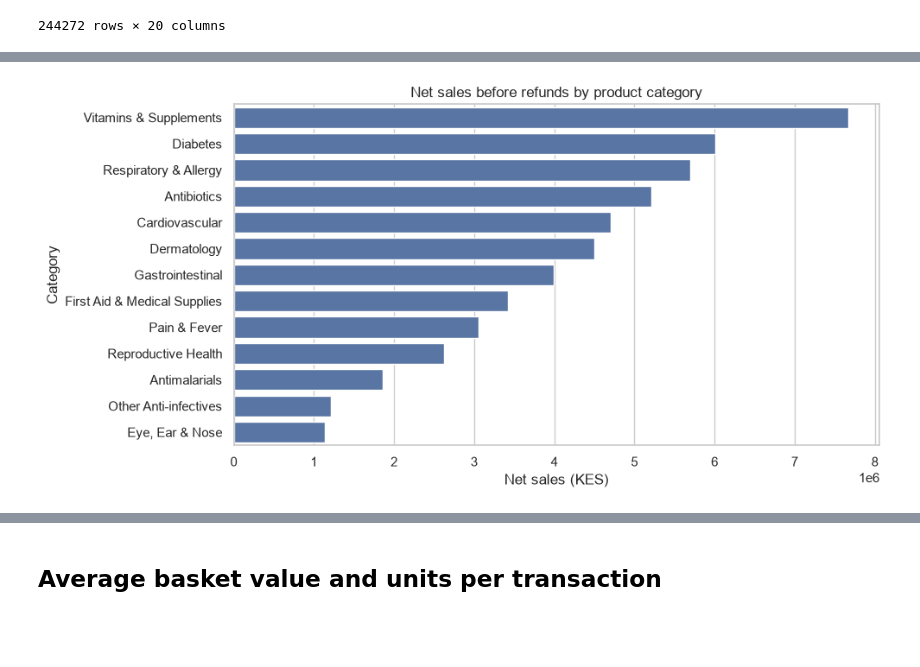
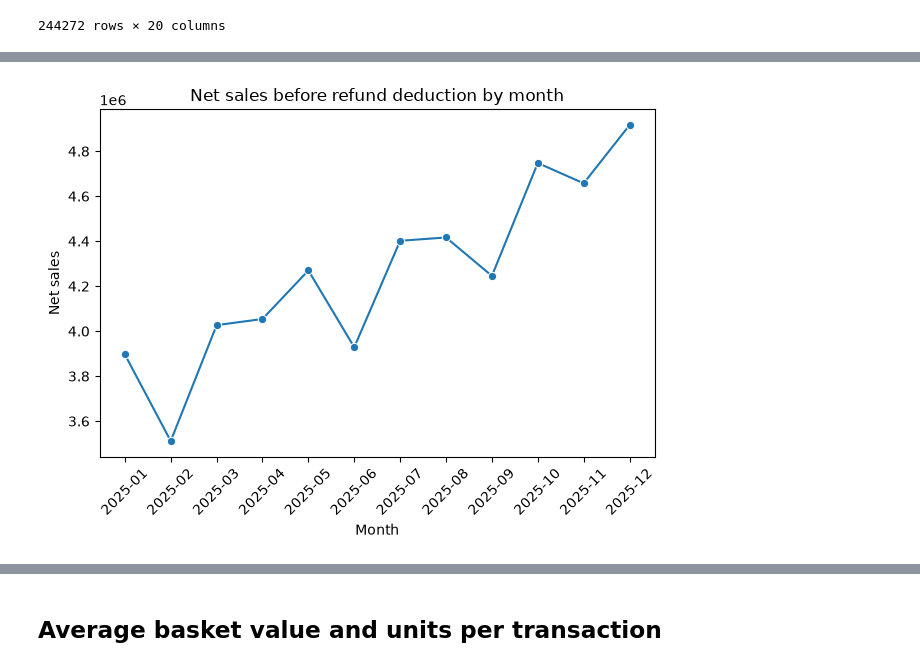
Before and after one commit to MwangiJoseph-25/pharmacy_retail_intelligence, a Jupyter notebook: Notebooks/EDA.ipynb, the cells around one changed output, grey strips where cells are left out. Cells and saved outputs as stored; diff of their text form; code cells hidden in the pictures; blank space fills up the shorter version.

```diff
--- a/Notebooks/EDA.ipynb
+++ b/Notebooks/EDA.ipynb
@@ -285,0 +238,13 @@ plt.show()
+# %%
+# trans_df['month_name']=trans_df['transaction_datetime'].dt.month_name()
+
+trans_df['month'] = trans_df['transaction_datetime'].dt.to_period('M').astype(str)
+
+sales_by_month = (
+    trans_df.groupby('month', as_index=False)
+    .agg(net_sales=('line_net_amount', 'sum'),
+         gross_profit_before_refunds=('profit_before_refunds', 'sum'),
+         transactions=('transaction_id', 'nunique'))
+    .sort_values('month')
+)
+sales_by_month
@@ -286,10 +265,11 @@ plt.show()
 # %%
-plt.figure(figsize=(10, 5))
-sns.barplot(data=sales_by_category, x='net_sales', y='category')
-plt.title('Net sales before refunds by product category')
-plt.xlabel('Net sales (KES)')
-plt.ylabel('Category')
+plt.Figure(figsize=[12,8])
+sns.lineplot(data=sales_by_month,x='month',y='net_sales',marker = 'o')
+plt.title('Net sales before refund deduction by month')
+plt.xlabel('Month')
+plt.ylabel('Net sales')
+plt.xticks(rotation=45)
 plt.tight_layout()
 plt.show()
 # %% [output]
-[figure, old version]
+[figure, new version]
```
Also changed, not shown: parts of 68 cells of this notebook.
